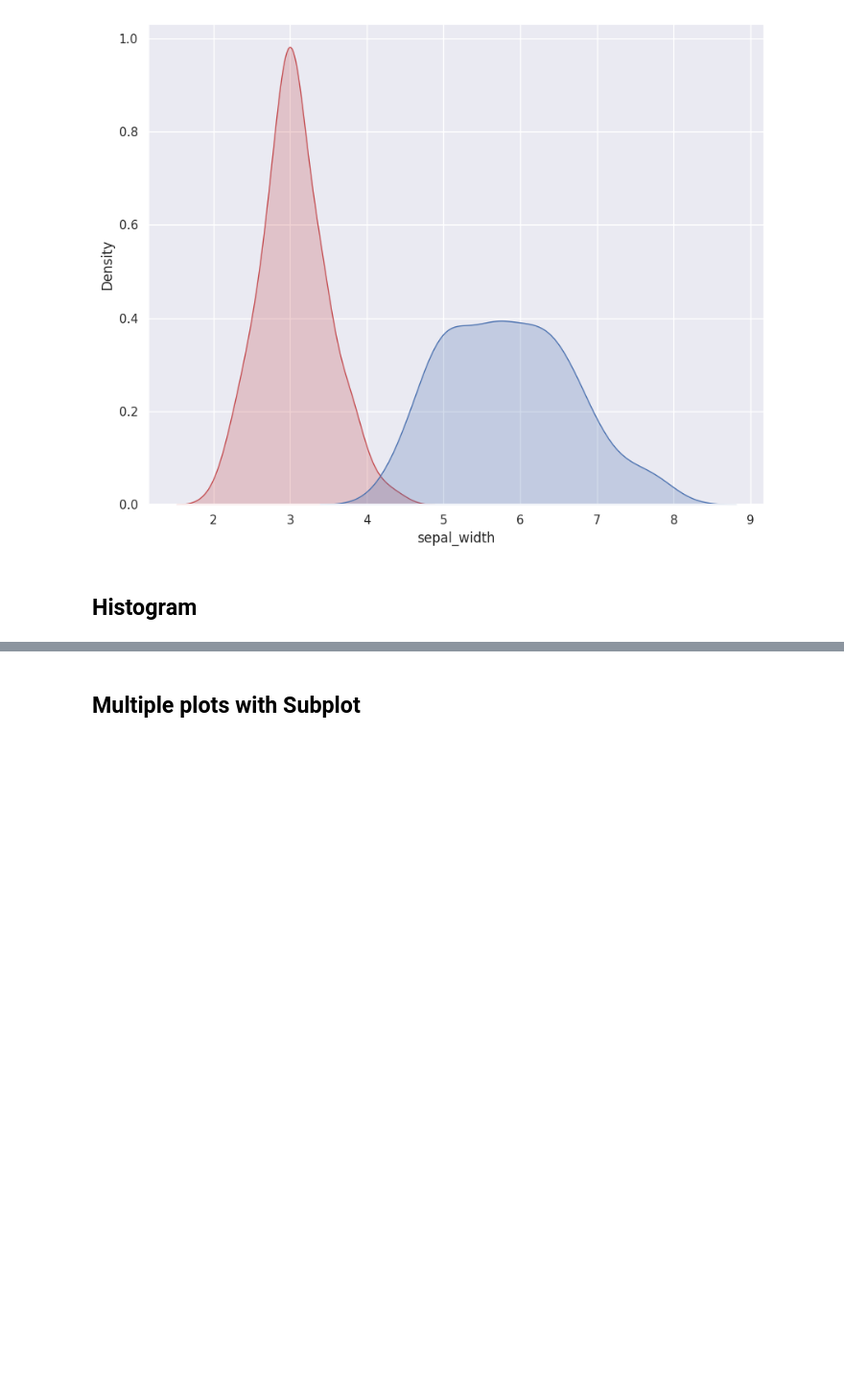
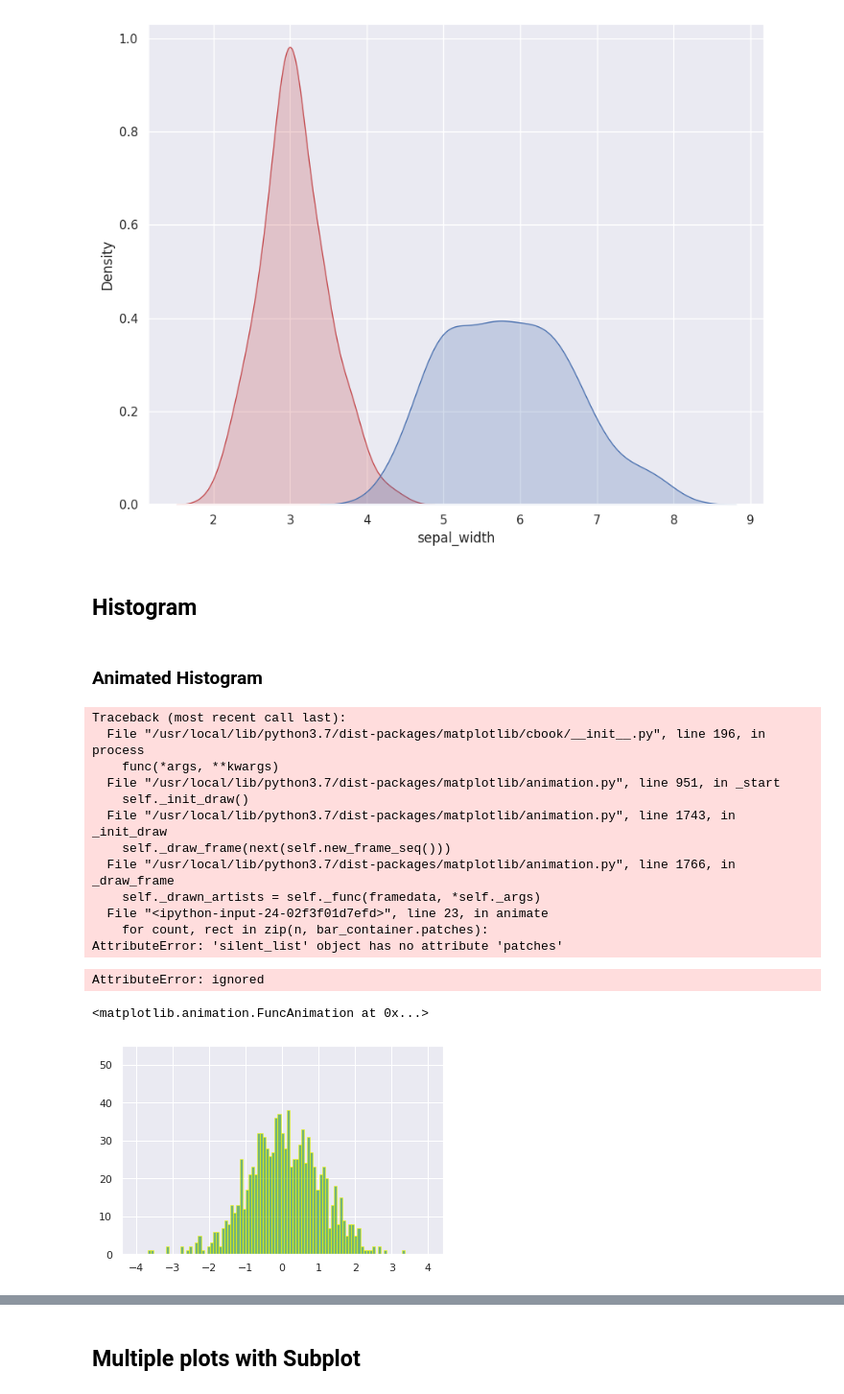
Before and after one commit to sarker2018/Data-Visualisation-with-Python-and-R, a Jupyter notebook: python_visualisation.ipynb, the cells around one changed output, grey strips where cells are left out. Shown: that part at 96% size. Saved outputs shown, nothing was run; the diff lists cells and outputs as text; code cells hidden in the pictures; blank space fills up the shorter version.

```diff
--- a/python_visualisation.ipynb
+++ b/python_visualisation.ipynb
@@ -98,3 +98,63 @@ plt.show()
 [figure]
 # %% [markdown]
 ## Histogram
+# %% [markdown]
+### Animated Histogram
+# %%
+import numpy as np
+
+import matplotlib.pyplot as plt
+import matplotlib.animation as animation
+
+%matplotlib inline
+# Fixing random state for reproducibility
+np.random.seed(19680801)
+# Fixing bin edges
+HIST_BINS = np.linspace(-4, 4, 100)
+
+# histogram our data with numpy
+data = np.random.randn(1000)
+n, _ = np.histogram(data, HIST_BINS)
+
+
+def prepare_animation(bar_container):
+
+    def animate(frame_number):
+        # simulate new data coming in
+        data = np.random.randn(1000)
+        n, _ = np.histogram(data, HIST_BINS)
+        for count, rect in zip(n, bar_container.patches):
+            rect.set_height(count)
+        return bar_container.patches
+    return animate
+
+
+fig, ax = plt.subplots()
+_, _, bar_container = ax.hist(data, HIST_BINS, lw=1,
+                              ec="yellow", fc="green", alpha=0.5)
+ax.set_ylim(top=55)  # set safe limit to ensure that all data is visible.
+
+ani = animation.FuncAnimation(fig, prepare_animation(bar_container), 50,
+                              repeat=False, blit=True)
+#plt.show()
+
+
+from matplotlib import rc
+rc('animation', html='jshtml')
+ani
+# %% [output]
+Traceback (most recent call last):
+  File "/usr/local/lib/python3.7/dist-packages/matplotlib/cbook/__init__.py", line 196, in process
+    func(*args, **kwargs)
+  File "/usr/local/lib/python3.7/dist-packages/matplotlib/animation.py", line 951, in _start
+    self._init_draw()
+  File "/usr/local/lib/python3.7/dist-packages/matplotlib/animation.py", line 1743, in _init_draw
+    self._draw_frame(next(self.new_frame_seq()))
+  File "/usr/local/lib/python3.7/dist-packages/matplotlib/animation.py", line 1766, in _draw_frame
+    self._drawn_artists = self._func(framedata, *self._args)
+  File "<ipython-input-24-02f3f01d7efd>", line 23, in animate
+    for count, rect in zip(n, bar_container.patches):
+AttributeError: 'silent_list' object has no attribute 'patches'
+AttributeError: ignored
+<matplotlib.animation.FuncAnimation at 0x...>
+[figure, added]
```
Also changed, not shown: parts of 2 cells of this notebook.
